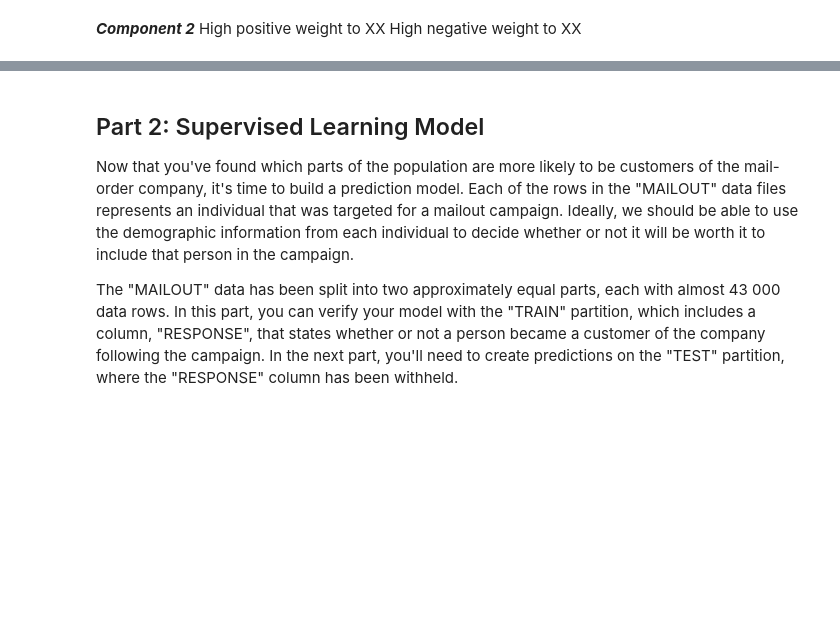
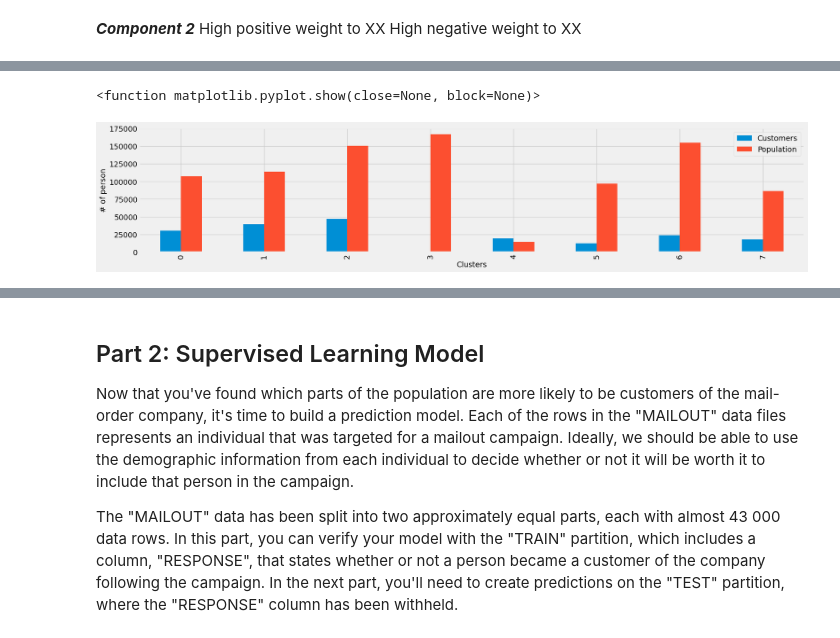
Before and after one commit to Aleaume/Udacity_DataSc_P4, a Jupyter notebook: Arvato Project Workbook.ipynb, the cells around one changed output, grey strips where cells are left out. Saved outputs shown, nothing was run; the diff lists cells and outputs as text; code cells hidden in the pictures; blank space fills up the shorter version.

```diff
--- a/Arvato Project Workbook.ipynb
+++ b/Arvato Project Workbook.ipynb
@@ -557,0 +621,18 @@ High negative weight to XX
+# %%
+kmeans = KMeans(8)
+kmeans.fit(customers_pca)
+customers_k= kmeans.predict(customers_pca)
+customers_k = pd.DataFrame(customers_k)
+# %%
+kmeans = KMeans(8)
+kmeans.fit(azdias_pca)
+azdias_k= kmeans.predict(azdias_pca)
+azdias_k = pd.DataFrame(azdias_k)
+# %%
+customers_k = customers_k[0].value_counts().sort_index()
+azdias_k = azdias_k[0].value_counts().sort_index()
+clusters_df = pd.merge(customers_k, azdias_k, left_index=True, right_index=True)
+clusters_df = clusters_df.rename(columns={"0_x": "Customers", "0_y": "Population"})
+clusters_df.reset_index(inplace=True)
+clusters_df.rename(columns={"index":"Cluster"}, inplace=True)
+clusters_df
@@ -557,0 +649,8 @@ High negative weight to XX
+# %%
+ax = clusters_df.iloc[:,1:].plot(kind="bar", figsize=(20,4));
+plt.xlabel('Clusters')
+plt.ylabel('# of person')
+plt.show
+# %% [output]
+<function matplotlib.pyplot.show(close=None, block=None)>
+[figure, added]
```
Also changed, not shown: parts of 19 cells of this notebook, 1 other file.
